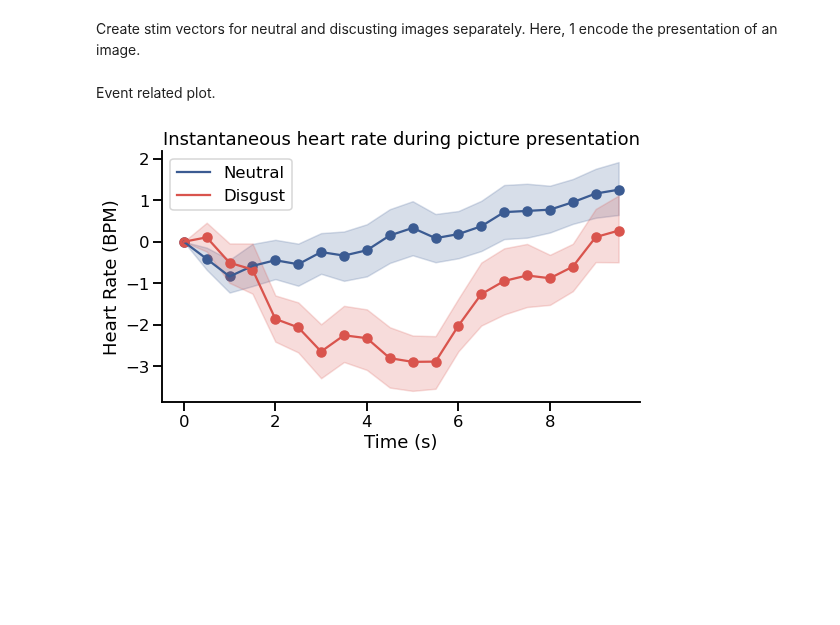
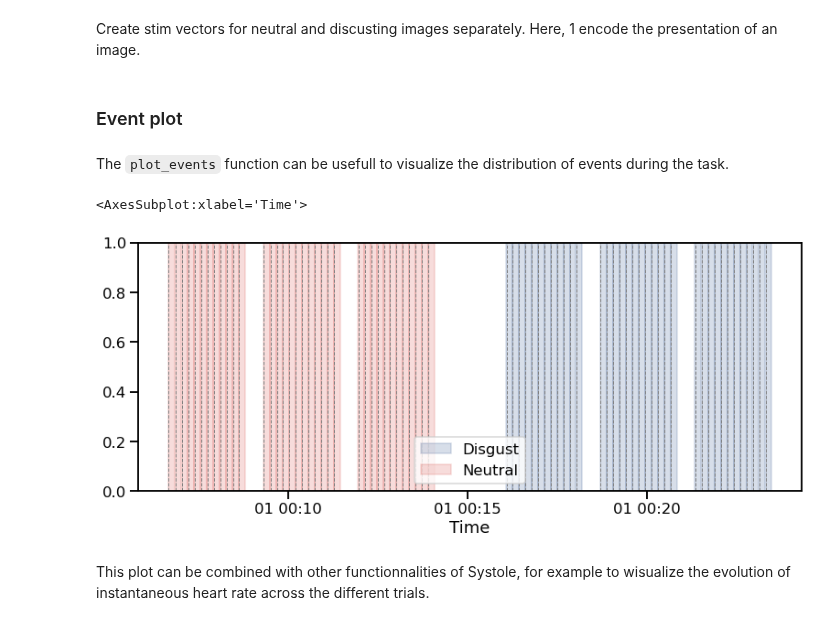
Before and after one commit to embodied-computation-group/systole, a Jupyter notebook: source/notebooks/5-InstantaneousHeartRate.ipynb, the cells around one changed output. Cells and saved outputs as stored; diff of their text form; code cells hidden in the pictures; blank space fills up the shorter version.

```diff
--- a/source/notebooks/5-InstantaneousHeartRate.ipynb
+++ b/source/notebooks/5-InstantaneousHeartRate.ipynb
@@ -45,37 +81,26 @@ signal, peaks = ecg_peaks(ecg_df.ecg, method='pan-tompkins', sfreq=1000, find_lo
 heartrate, new_time = heart_rate(peaks, kind='previous', unit='bpm')
 # %% [markdown]
 Create stim vectors for neutral and discusting images separately. Here, 1 encode the presentation of an image.
+# %%
+triggers_idx = [
+    np.where(ecg_df.stim.to_numpy() == 2)[0],
+    np.where(ecg_df.stim.to_numpy() == 1)[0]
+]
 # %%
 neutral, disgust = np.zeros(len(new_time)), np.zeros(len(new_time))
 
 disgust[np.round(np.where(ecg_df.stim.to_numpy() == 2)[0]).astype(int)] = 1
 neutral[np.round(np.where(ecg_df.stim.to_numpy() == 1)[0]).astype(int)] = 1
-# %% [markdown]
-Event related plot.
-# %%
-sns.set_context('talk')
-fig, ax = plt.subplots(figsize=(8, 5))
-for cond, data, col in zip(
-        ['Neutral', 'Disgust'], [neutral, disgust],
-        [sns.xkcd_rgb["denim blue"], sns.xkcd_rgb["pale red"]]):
-
-    # Epoch intantaneous heart rate
-    # and downsample to 2 Hz to save memory
-    epochs = to_epochs(heartrate, data, tmin=0, tmax=10)[:, ::500]
-
-    # Plot
-    df = pd.DataFrame(epochs).melt()
-    df.variable /= 2
-    sns.lineplot(data=df, x='variable', y='value', ci=68, label=cond,
-                 color=col, ax=ax, markers=['--', '-o'])
-
-    plt.scatter(np.arange(0, 10, .5), epochs.mean(0), color=col)
-
-#ax.set_xlim(0, 10)
-ax.set_xlabel('Time (s)')
-ax.set_ylabel('Heart Rate (BPM)')
-ax.set_title('Instantaneous heart rate during picture presentation')
-sns.despine()
-plt.tight_layout()
-# %% [output]
-[figure, removed]
+# %% [markdown]
+### Event plot
+# %% [markdown]
+The `plot_events` function can be usefull to visualize the distribution of events during the task.
+# %%
+plot_events(triggers_idx=triggers_idx, backend="matplotlib", events_labels=["Disgust", "Neutral"],
+            tmin=-0.5, tmax=10.0, palette=[sns.xkcd_rgb["denim blue"], sns.xkcd_rgb["pale red"]],
+            figsize=(13, 3))
+# %% [output]
+<AxesSubplot:xlabel='Time'>
+[figure, added]
+# %% [markdown]
+This plot can be combined with other functionnalities of Systole, for example to wisualize the evolution of instantaneous heart rate across the different trials.
```
Also changed, not shown: parts of 21 cells of this notebook, 7 other files.
